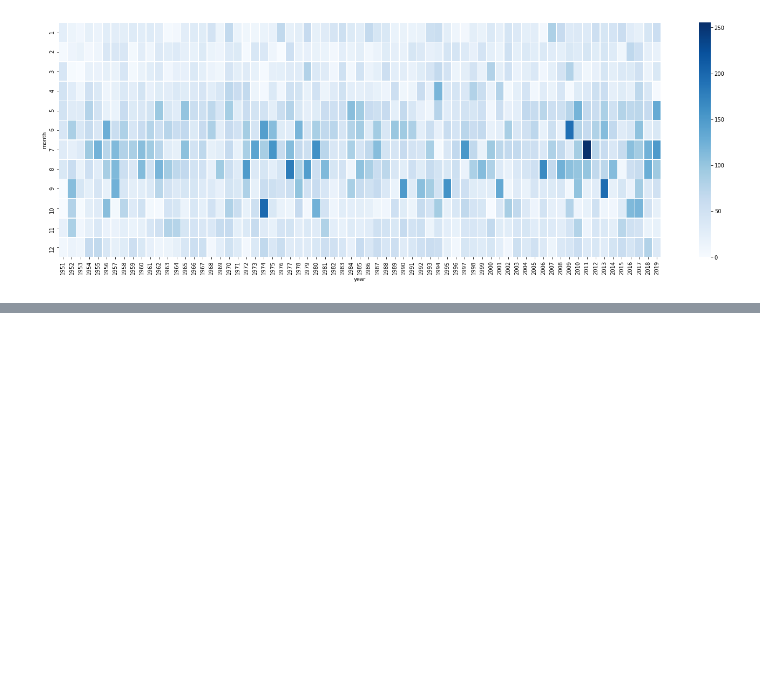
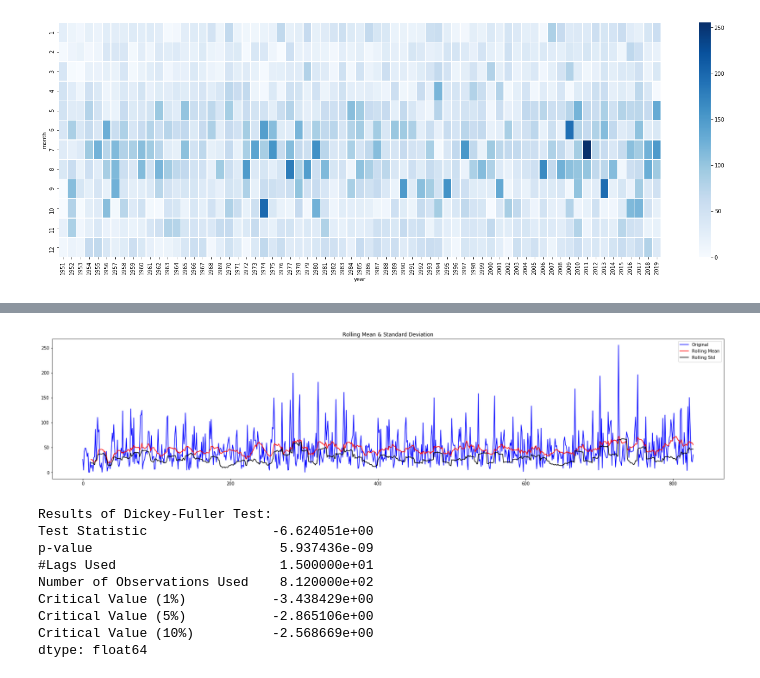
Before and after one commit to PiotrekPluta/Precipitation_Analysis_in_Wizna, a Jupyter notebook: 03_Explore_precipitation_data.ipynb, the cells around one changed output, grey strips where cells are left out. Cells and saved outputs as stored; diff of their text form; code cells hidden in the pictures; blank space fills up the shorter version.

```diff
--- a/03_Explore_precipitation_data.ipynb
+++ b/03_Explore_precipitation_data.ipynb
@@ -30,0 +126,13 @@ plt.show()
+# %%
+test_stationarity(data['total_precip'])
+# %% [output]
+[figure, added]
+Results of Dickey-Fuller Test:
+Test Statistic                -6.624051e+00
+p-value                        5.937436e-09
+#Lags Used                     1.500000e+01
+Number of Observations Used    8.120000e+02
+Critical Value (1%)           -3.438429e+00
+Critical Value (5%)           -2.865106e+00
+Critical Value (10%)          -2.568669e+00
+dtype: float64
```
Also changed, not shown: parts of 12 cells of this notebook.
